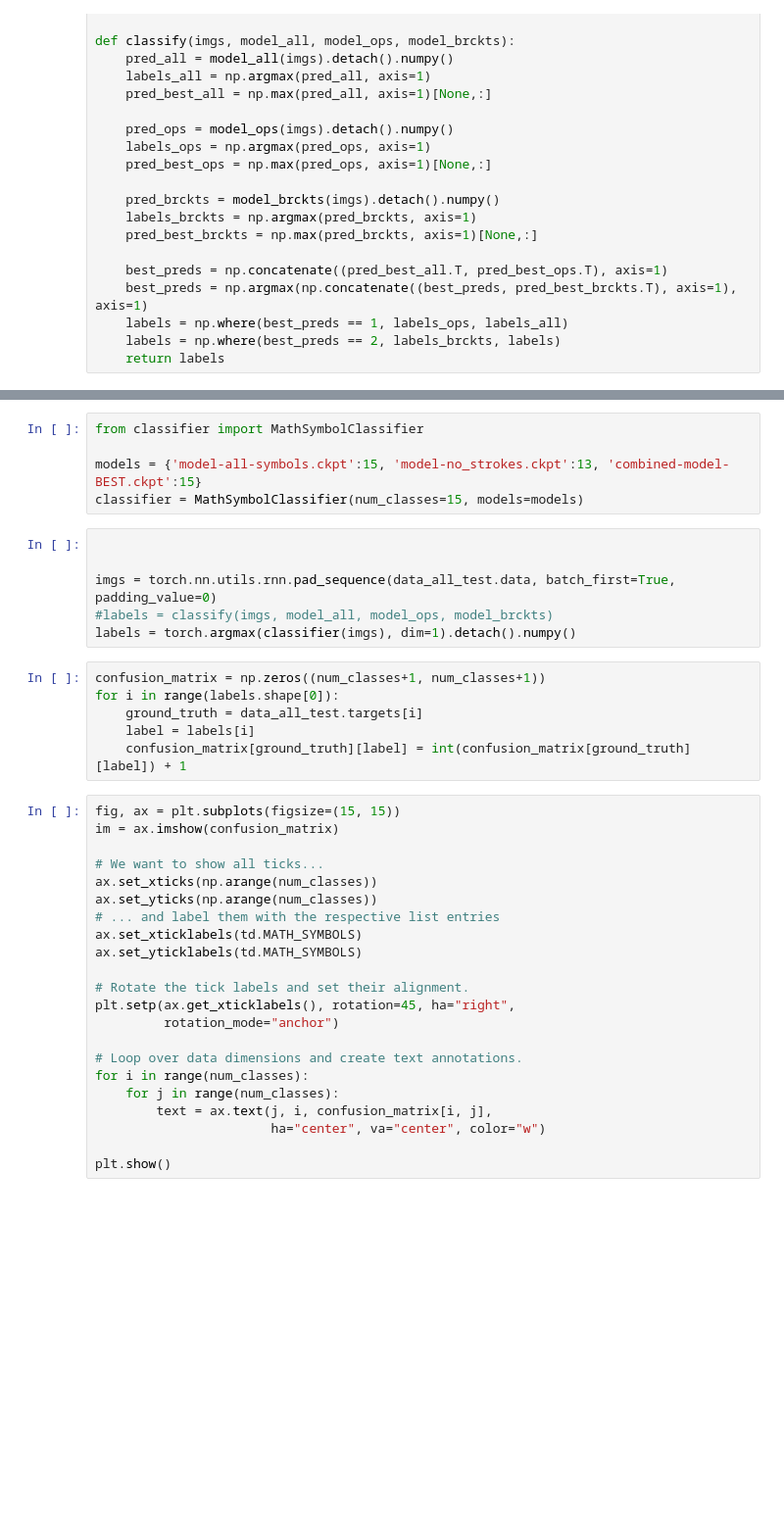
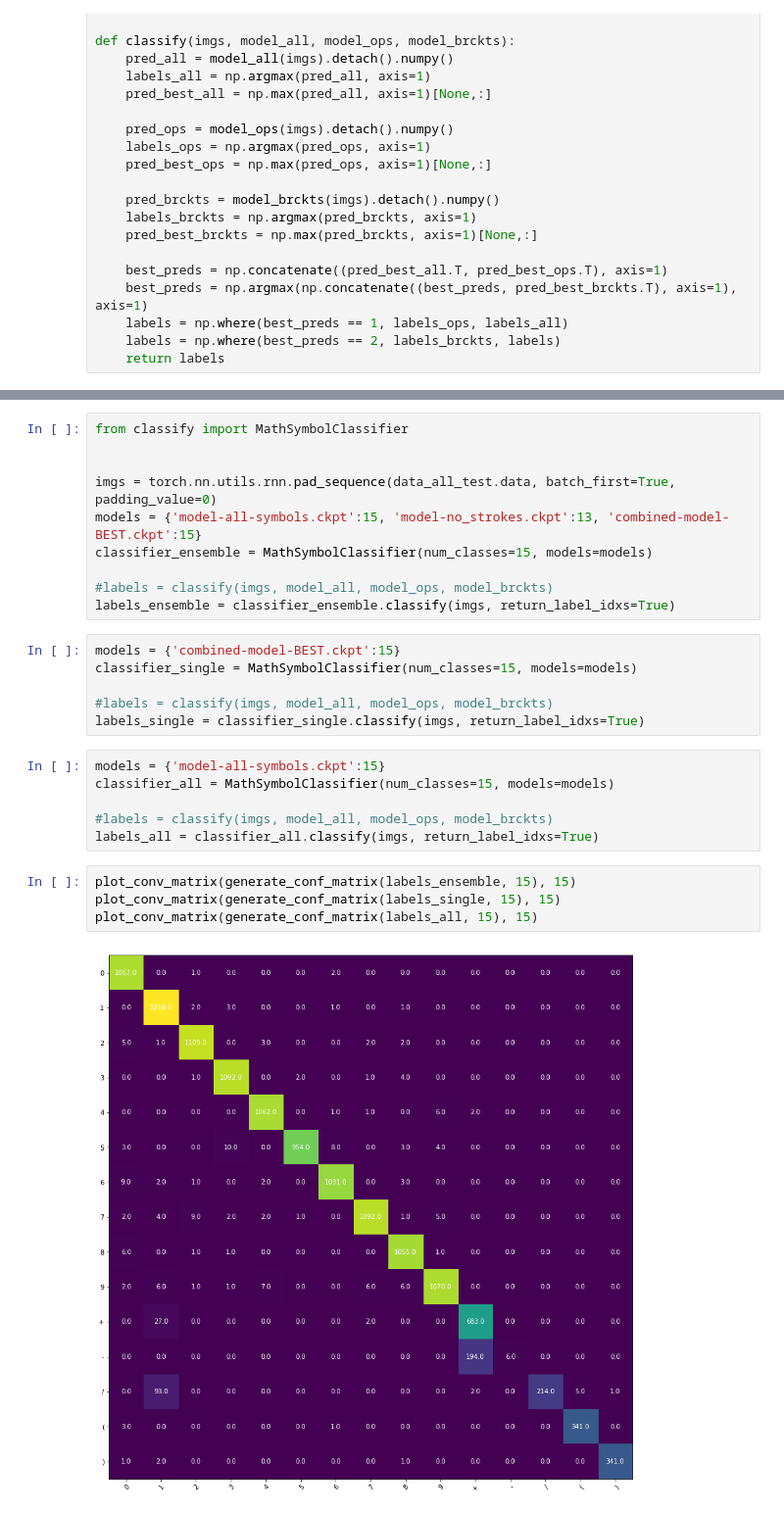
Before and after one commit to DucAnhPhi/image-input-calc, a Jupyter notebook: ConfusionMatrix.ipynb, the cells around one changed output, grey strips where cells are left out. Shown at 98% size. Drawn from its saved outputs; the diff is of its cells as text; blank space fills up the shorter version.

Commit message:
Add images

```diff
--- a/ConfusionMatrix.ipynb
+++ b/ConfusionMatrix.ipynb
@@ -44,39 +80,28 @@ def classify(imgs, model_all, model_ops, model_brckts):
 # %%
-from classifier import MathSymbolClassifier
+from classify import MathSymbolClassifier
 
+
+imgs = torch.nn.utils.rnn.pad_sequence(data_all_test.data, batch_first=True, padding_value=0)
 models = {'model-all-symbols.ckpt':15, 'model-no_strokes.ckpt':13, 'combined-model-BEST.ckpt':15}
-classifier = MathSymbolClassifier(num_classes=15, models=models)
+classifier_ensemble = MathSymbolClassifier(num_classes=15, models=models)
+
+#labels = classify(imgs, model_all, model_ops, model_brckts)
+labels_ensemble = classifier_ensemble.classify(imgs, return_label_idxs=True)
-# %%
-
-
-imgs = torch.nn.utils.rnn.pad_sequence(data_all_test.data, batch_first=True, padding_value=0)
-#labels = classify(imgs, model_all, model_ops, model_brckts)
-labels = torch.argmax(classifier(imgs), dim=1).detach().numpy()
-# %%
-confusion_matrix = np.zeros((num_classes+1, num_classes+1))
-for i in range(labels.shape[0]):
-    ground_truth = data_all_test.targets[i]
-    label = labels[i]
-    confusion_matrix[ground_truth][label] = int(confusion_matrix[ground_truth][label]) + 1
-# %%
-fig, ax = plt.subplots(figsize=(15, 15))
-im = ax.imshow(confusion_matrix)
-
-# We want to show all ticks...
-ax.set_xticks(np.arange(num_classes))
-ax.set_yticks(np.arange(num_classes))
-# ... and label them with the respective list entries
-ax.set_xticklabels(td.MATH_SYMBOLS)
-ax.set_yticklabels(td.MATH_SYMBOLS)
-
-# Rotate the tick labels and set their alignment.
-plt.setp(ax.get_xticklabels(), rotation=45, ha="right",
-         rotation_mode="anchor")
-
-# Loop over data dimensions and create text annotations.
-for i in range(num_classes):
-    for j in range(num_classes):
-        text = ax.text(j, i, confusion_matrix[i, j],
-                       ha="center", va="center", color="w")
-
-plt.show()
+# %%
+models = {'combined-model-BEST.ckpt':15}
+classifier_single = MathSymbolClassifier(num_classes=15, models=models)
+
+#labels = classify(imgs, model_all, model_ops, model_brckts)
+labels_single = classifier_single.classify(imgs, return_label_idxs=True)
+# %%
+models = {'model-all-symbols.ckpt':15}
+classifier_all = MathSymbolClassifier(num_classes=15, models=models)
+
+#labels = classify(imgs, model_all, model_ops, model_brckts)
+labels_all = classifier_all.classify(imgs, return_label_idxs=True)
+# %%
+plot_conv_matrix(generate_conf_matrix(labels_ensemble, 15), 15)
+plot_conv_matrix(generate_conf_matrix(labels_single, 15), 15)
+plot_conv_matrix(generate_conf_matrix(labels_all, 15), 15)
+# %% [output]
+[figure, added]
```
Also changed, not shown: parts of 3 cells of this notebook, 4 other files.
